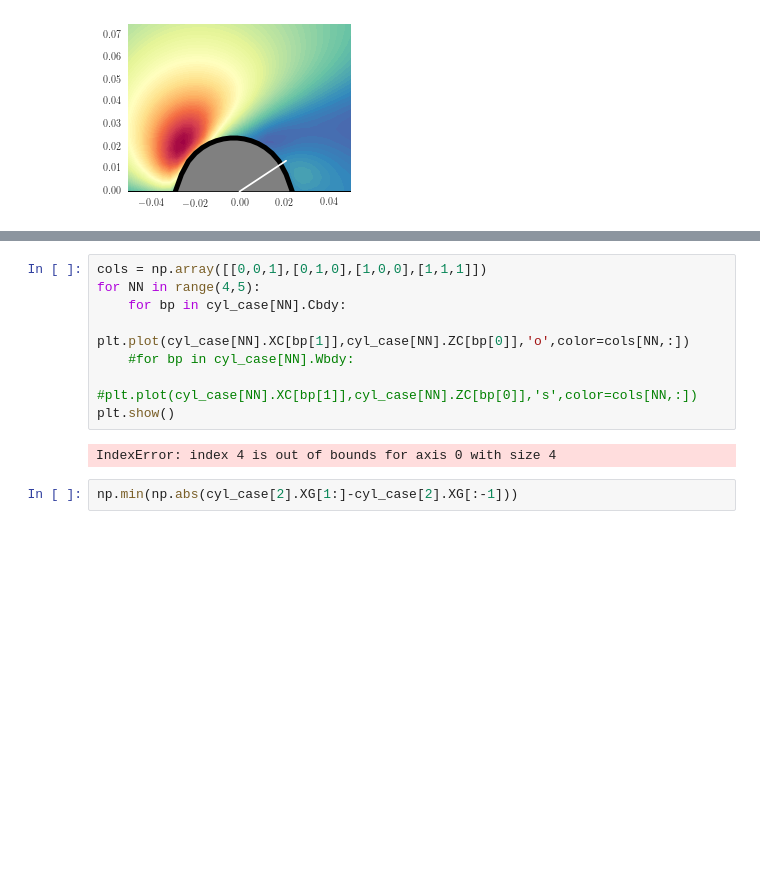
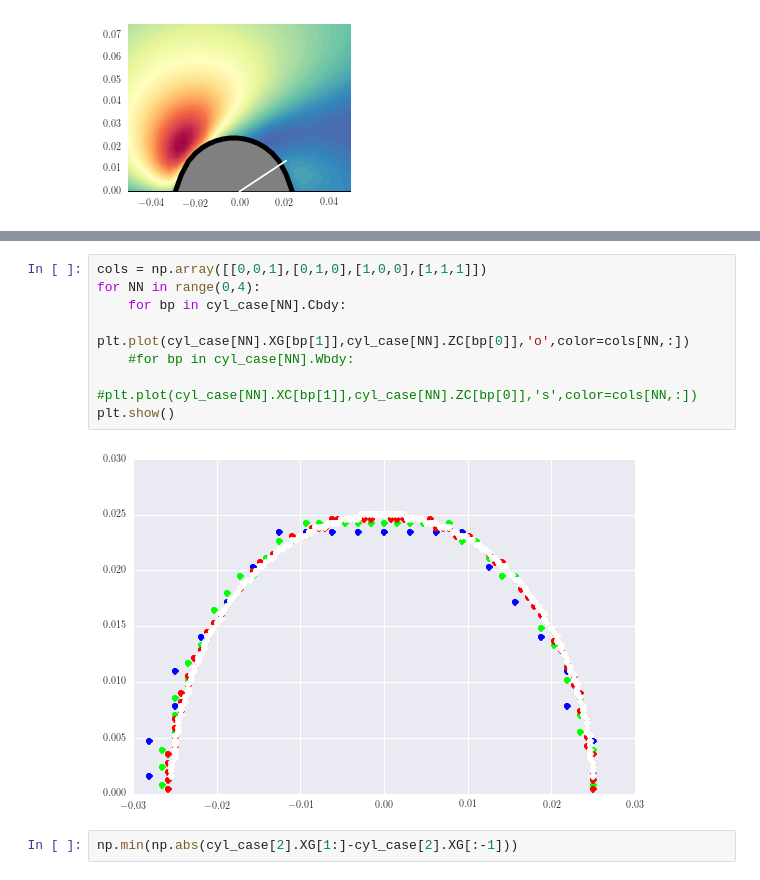
Before and after one commit to UBC-MOAD/flow_separation, a Jupyter notebook: half_cylinder_notebooks/feb2.ipynb, the cells around one changed output, grey strips where cells are left out. Cells and saved outputs as stored; diff of their text form; blank space fills up the shorter version.

```diff
--- a/half_cylinder_notebooks/feb2.ipynb
+++ b/half_cylinder_notebooks/feb2.ipynb
@@ -266,13 +266,13 @@ plt.show()
 # %%
 cols = np.array([[0,0,1],[0,1,0],[1,0,0],[1,1,1]])
-for NN in range(4,5):
+for NN in range(0,4):
     for bp in cyl_case[NN].Cbdy:
-        plt.plot(cyl_case[NN].XC[bp[1]],cyl_case[NN].ZC[bp[0]],'o',color=cols[NN,:])
+        plt.plot(cyl_case[NN].XG[bp[1]],cyl_case[NN].ZC[bp[0]],'o',color=cols[NN,:])
     #for bp in cyl_case[NN].Wbdy:
         #plt.plot(cyl_case[NN].XC[bp[1]],cyl_case[NN].ZC[bp[0]],'s',color=cols[NN,:])
 plt.show()
 # %% [output]
-IndexError: index 4 is out of bounds for axis 0 with size 4
+[figure, added]
 # %%
 np.min(np.abs(cyl_case[2].XG[1:]-cyl_case[2].XG[:-1]))
 # %% [output]
```
Also changed, not shown: parts of 1 cell of this notebook.
